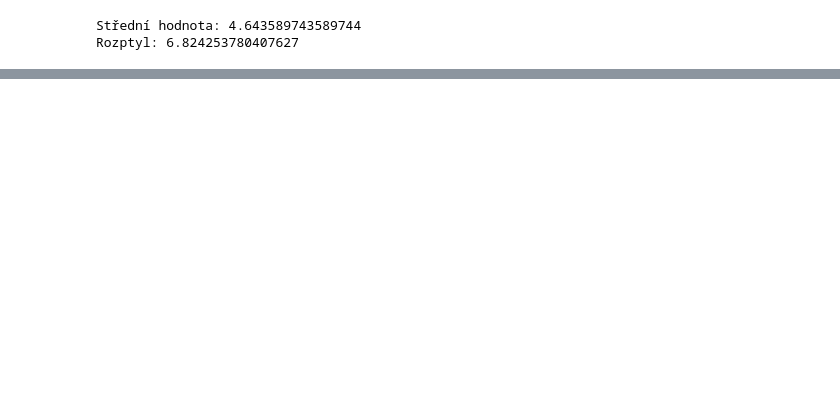
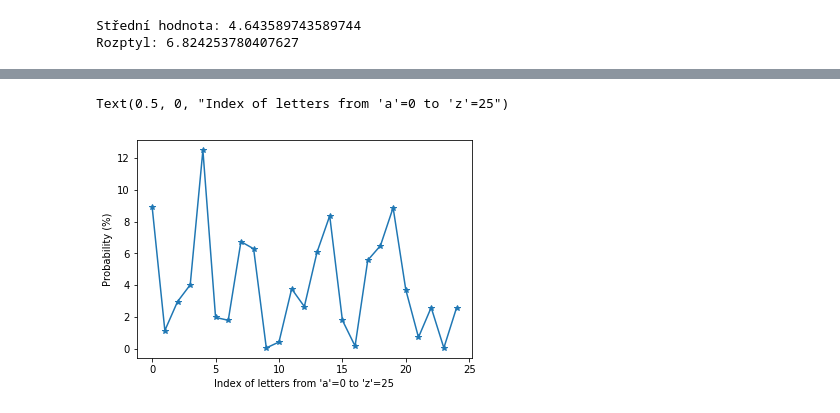
Before and after one commit to JanMate/MI-SPI, a Jupyter notebook: SPI_HW1.ipynb, the cells around one changed output, grey strips where cells are left out. Cells and saved outputs as stored; diff of their text form; code cells hidden in the pictures; blank space fills up the shorter version.

```diff
--- a/SPI_HW1.ipynb
+++ b/SPI_HW1.ipynb
@@ -122,0 +130,32 @@ print(N)
+# %%
+# 2. Pro každý text zvlášť odhadněte pravděpodobnosti písmen (symbolů mimo mezery), které se v textech vyskytují.
+#    Výsledné pravděpodobnosti graficky znázorněte.
+
+# X)
+# parsování vstupního souboru
+d = list()
+with open("hw1-source/0" + str(X) + ".txt") as f:
+    for line in f:
+        d.append(line)
+
+# vytvoření kolekce slov s jejich délkou
+string = d[1].replace(" ", "")
+
+# třída Counter ze vstupního řetězce spočítá četnost jednotlivých znaků
+c = Counter(string)
+
+# vytvoření datové struktury k pohodlné práci s daty
+data = pandas.DataFrame([{'count': a, 'letter': b}
+                  for b, a in sorted(c.most_common(), key = lambda val : val[0])
+                  if True])
+print("Výčet znaků (bez mezery) a jejich četnost:")
+print(data)
+
+suma = sum(data['count'])
+print('\nSoučet počtu písmen řetězce: ', suma )
+
+rel_data = copy.deepcopy(data)
+rel_data['count'] = (data['count'] / suma) * 100
+
+print('\nVýčet znaků (bez mezery) a jejich relativní četnost v (%):')
+print(rel_data)
@@ -122,0 +180,8 @@ print(N)
+# %%
+# zobrazeni grafu pro hodnotu X
+plt.plot(rel_data['count'], '*-')
+plt.ylabel('Probability (%)')
+plt.xlabel('Index of letters from \'a\'=0 to \'z\'=25')
+# %% [output]
+Text(0.5, 0, "Index of letters from 'a'=0 to 'z'=25")
+[figure, added]
```
Also changed, not shown: parts of 10 cells of this notebook.
